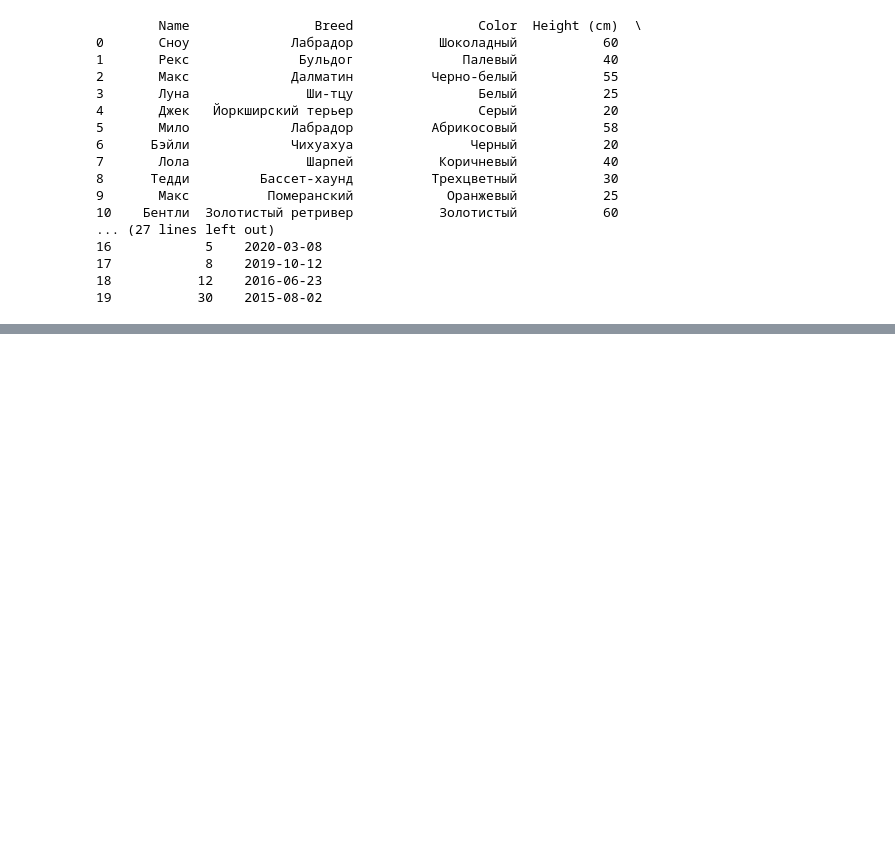
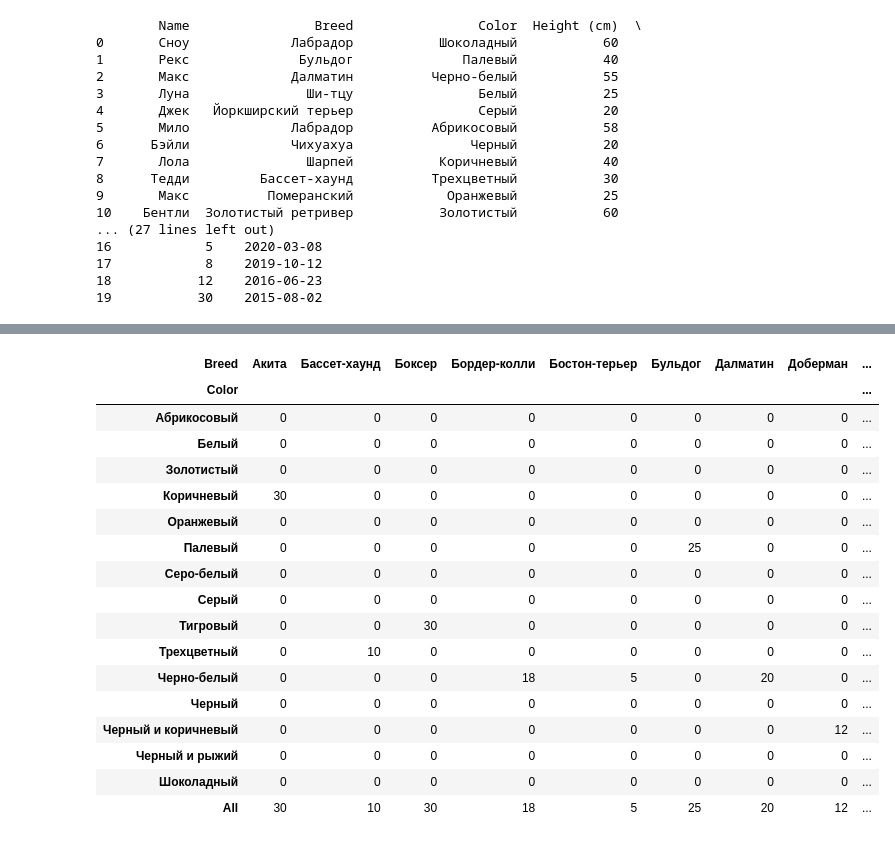
Before and after one commit to golubnichiy/big_data_11_23, a Jupyter notebook: days_01.ipynb, the cells around one changed output, grey strips where cells are left out. Cells and saved outputs as stored; diff of their text form; code cells hidden in the pictures; blank space fills up the shorter version.

```diff
--- a/days_01.ipynb
+++ b/days_01.ipynb
@@ -42,0 +292,3 @@ print(dogs)
+# %%
+dogs["Height (m)"] = dogs["Height (cm)"]/ 100
+dogs.head(5)
@@ -42,0 +306,3 @@ print(dogs)
+# %%
+dogs["BMI"] = dogs["Weight (kg)"] / dogs["Height (m)"] ** 2
+dogs.head(5)
@@ -42,0 +754,21 @@ print(dogs)
+# %%
+dogs.pivot_table(values="Weight (kg)", index="Color", columns="Breed", fill_value=0, margins=True)
+# %% [output]
+| Breed | Акита | Бассет-хаунд | Боксер | Бордер-колли | Бостон-терьер | Бульдог | Далматин | Доберман | ... |
+| Color |  |  |  |  |  |  |  |  | ... |
+| Абрикосовый | 0 | 0 | 0 | 0 | 0 | 0 | 0 | 0 | ... |
+| Белый | 0 | 0 | 0 | 0 | 0 | 0 | 0 | 0 | ... |
+| Золотистый | 0 | 0 | 0 | 0 | 0 | 0 | 0 | 0 | ... |
+| Коричневый | 30 | 0 | 0 | 0 | 0 | 0 | 0 | 0 | ... |
+| Оранжевый | 0 | 0 | 0 | 0 | 0 | 0 | 0 | 0 | ... |
+| Палевый | 0 | 0 | 0 | 0 | 0 | 25 | 0 | 0 | ... |
+| Серо-белый | 0 | 0 | 0 | 0 | 0 | 0 | 0 | 0 | ... |
+| Серый | 0 | 0 | 0 | 0 | 0 | 0 | 0 | 0 | ... |
+| Тигровый | 0 | 0 | 30 | 0 | 0 | 0 | 0 | 0 | ... |
+| Трехцветный | 0 | 10 | 0 | 0 | 0 | 0 | 0 | 0 | ... |
+| Черно-белый | 0 | 0 | 0 | 18 | 5 | 0 | 20 | 0 | ... |
+| Черный | 0 | 0 | 0 | 0 | 0 | 0 | 0 | 0 | ... |
+| Черный и коричневый | 0 | 0 | 0 | 0 | 0 | 0 | 0 | 12 | ... |
+| Черный и рыжий | 0 | 0 | 0 | 0 | 0 | 0 | 0 | 0 | ... |
+| Шоколадный | 0 | 0 | 0 | 0 | 0 | 0 | 0 | 0 | ... |
+| All | 30 | 10 | 30 | 18 | 5 | 25 | 20 | 12 | ... |
```
Also changed, not shown: parts of 62 cells of this notebook.
